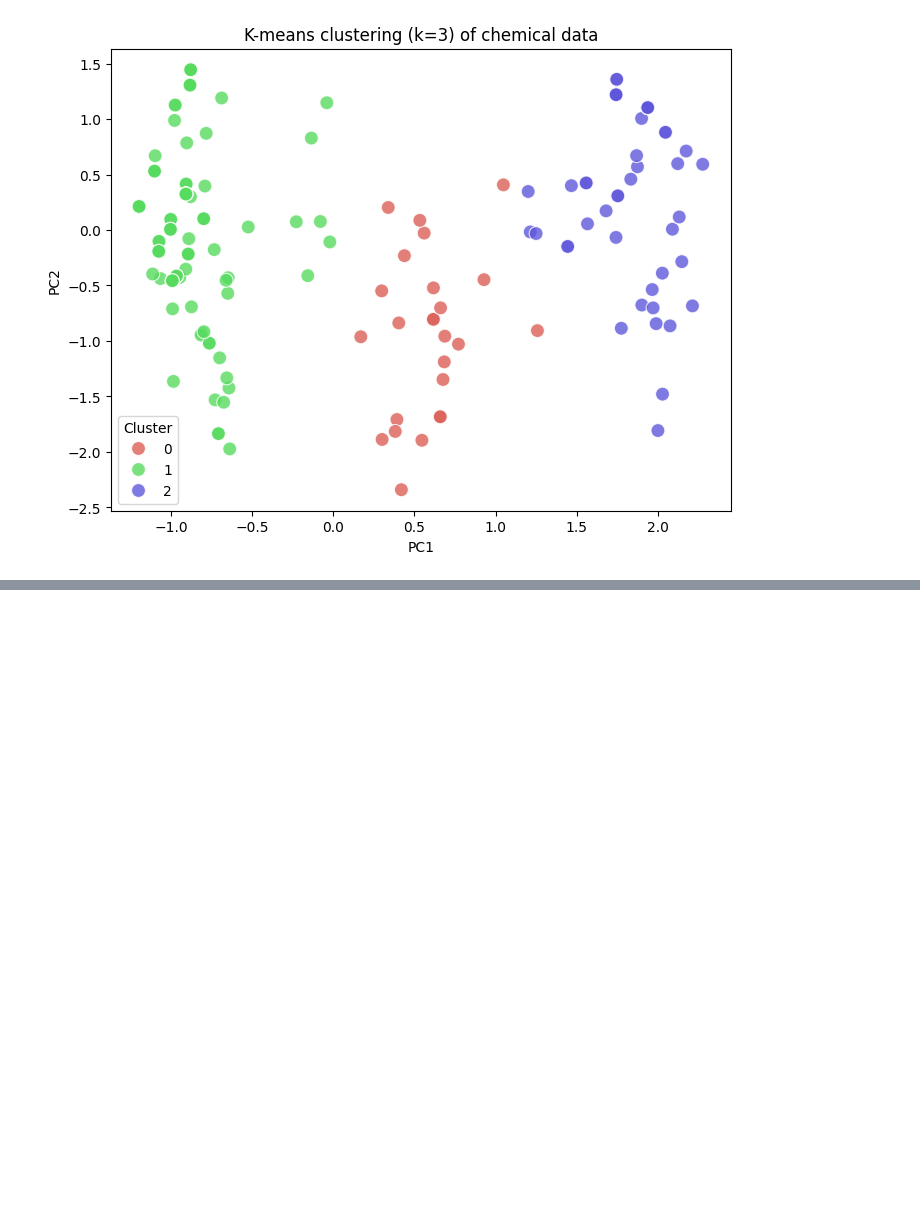
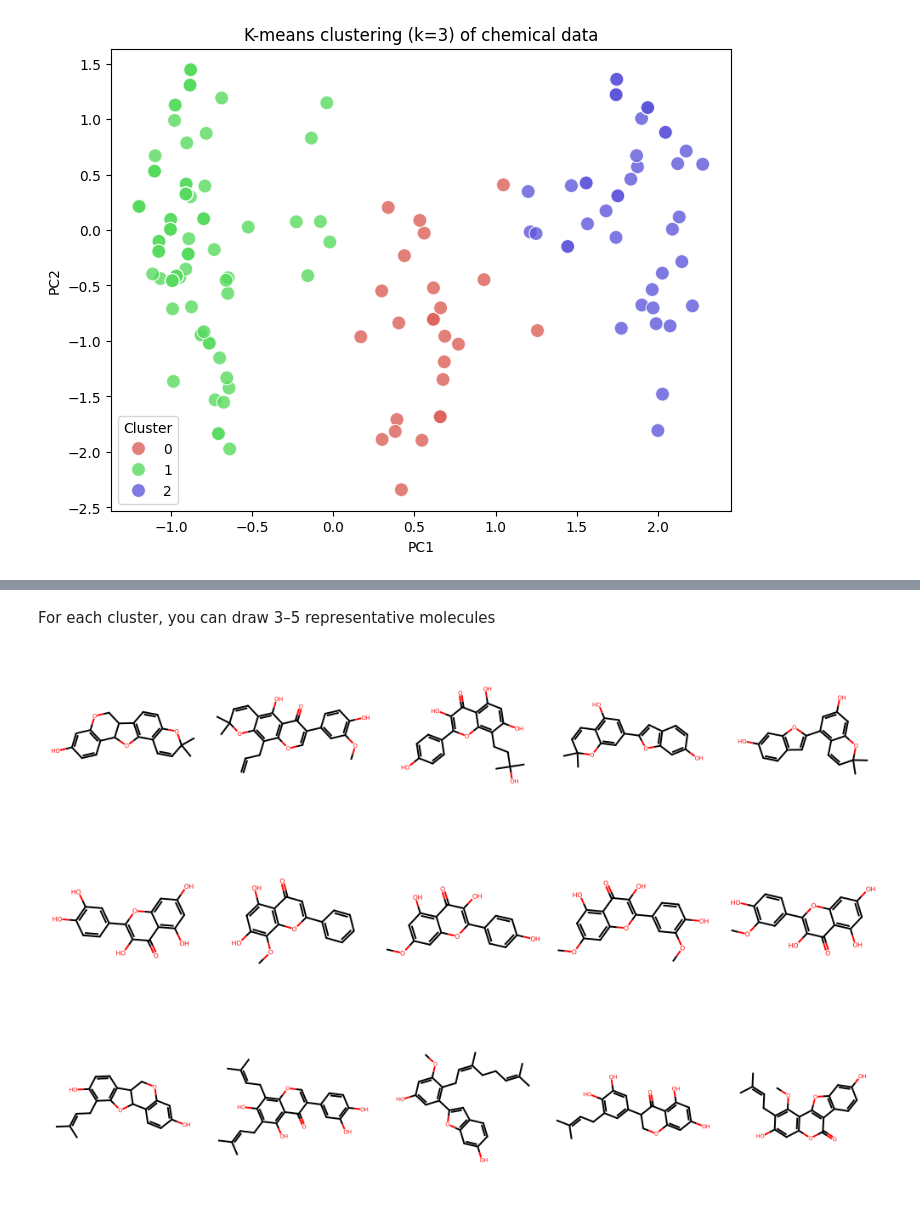
Before and after one commit to rajendranast012-stack/in-silico-lab1, a Jupyter notebook: K_clustering_.ipynb, the cells around one changed output, grey strips where cells are left out. Saved outputs shown, nothing was run; the diff lists cells and outputs as text; code cells hidden in the pictures; blank space fills up the shorter version.

```diff
--- a/K_clustering_.ipynb
+++ b/K_clustering_.ipynb
@@ -144,0 +157,4 @@ Best k by silhouette: 3, score=0.3162
+# %%
+for c in range(best_k):
+    print(f"\nCluster {c}:")
+    print(df_valid[df_valid['Cluster'] == c]['SMILES'].tolist())
@@ -144,0 +254,13 @@ Best k by silhouette: 3, score=0.3162
+# %% [markdown]
+For each cluster, you can draw 3–5 representative molecules
+# %%
+from rdkit.Chem import Draw
+
+for c in range(best_k):
+    cluster_mols = [Chem.MolFromSmiles(smi) for smi in df_valid[df_valid['Cluster']==c]['SMILES'].tolist()[:5]]
+    img = Draw.MolsToGridImage(cluster_mols, molsPerRow=5, subImgSize=(200,200))
+    display(img)
+# %% [output]
+[figure, added]
+[figure, added]
+[figure, added]
```
Also changed, not shown: parts of 5 cells of this notebook.
